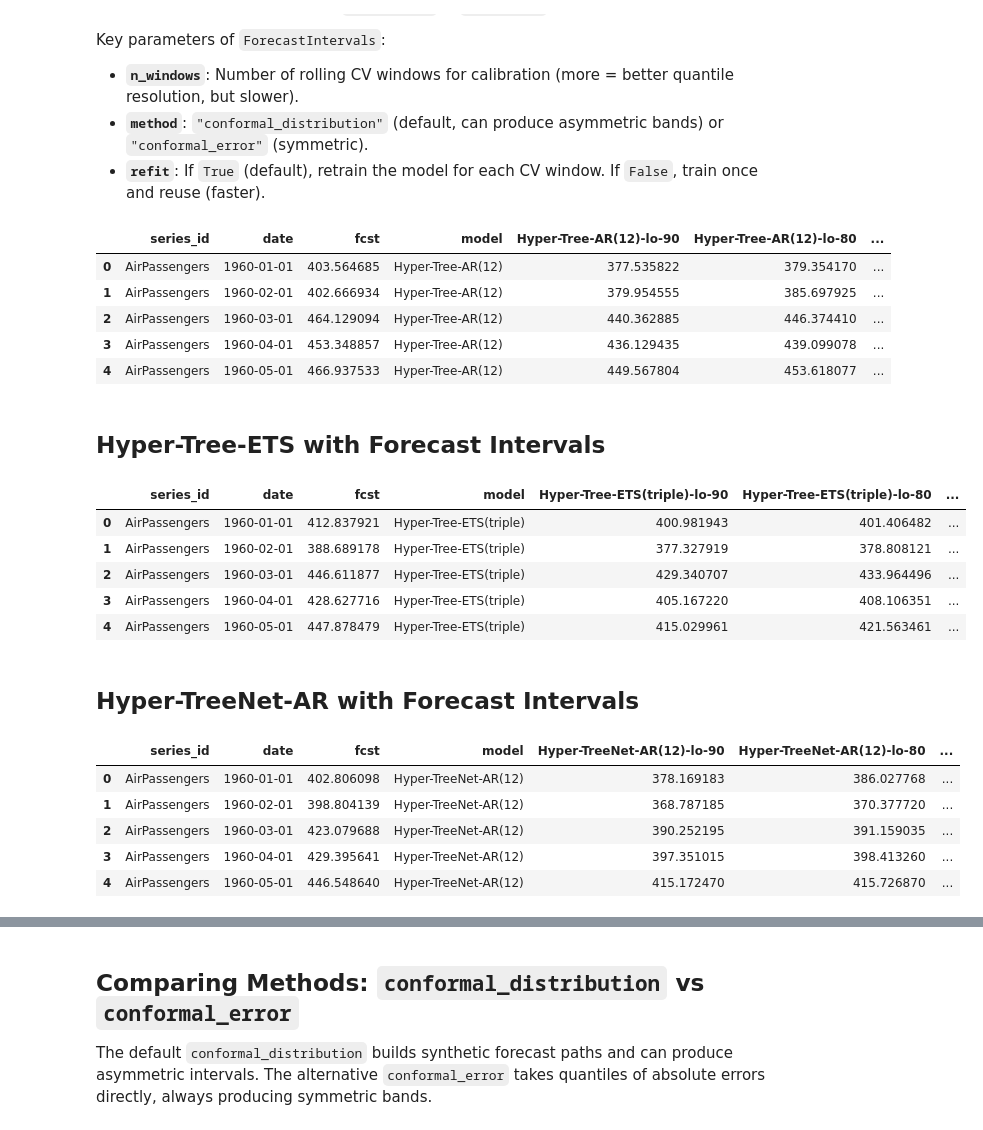
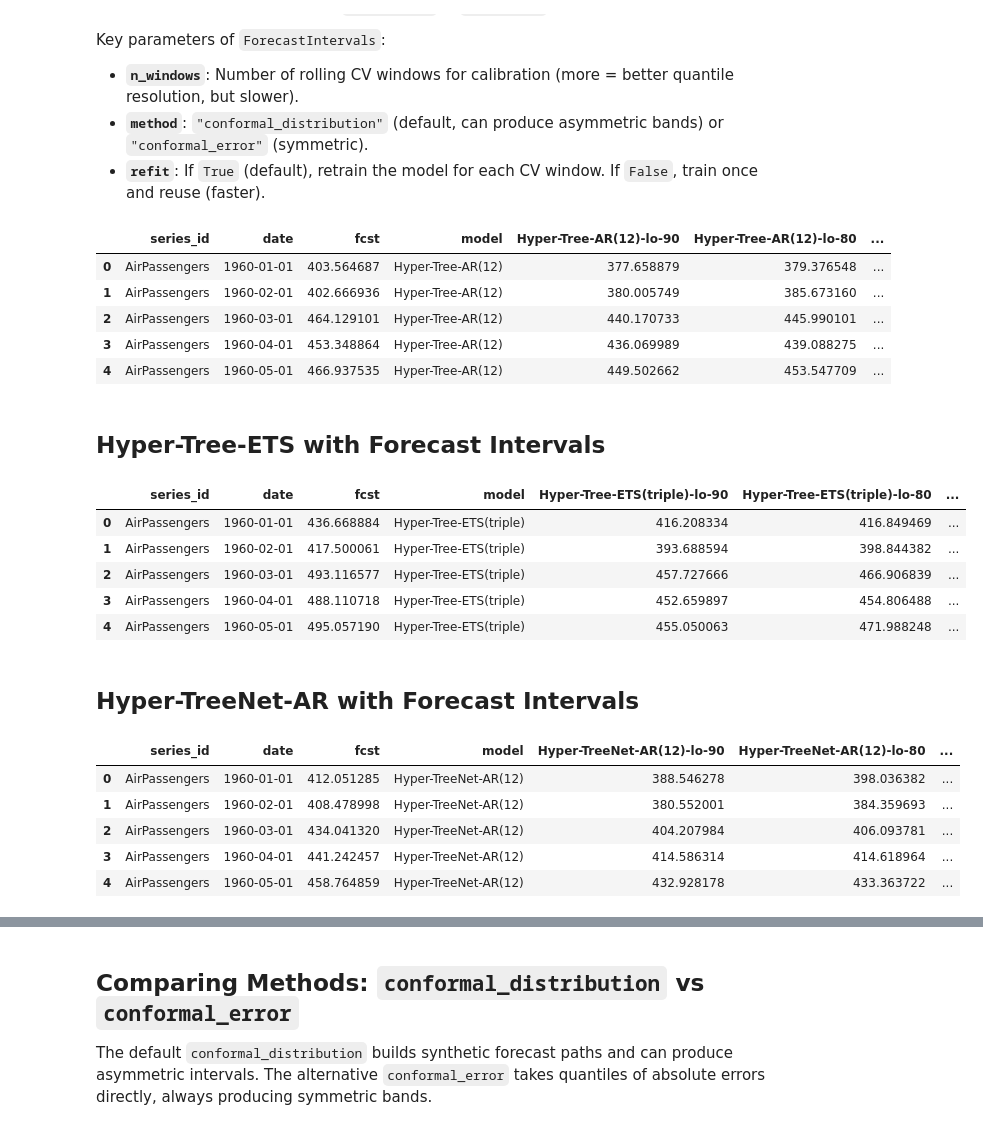
Before and after one commit to StatMixedML/Hyper-Trees, a Jupyter notebook: examples/Forecast Intervals.ipynb, the cells around one changed output, grey strips where cells are left out. Drawn from its saved outputs; the diff is of its cells as text; code cells hidden in the pictures.

```diff
--- a/examples/Forecast Intervals.ipynb
+++ b/examples/Forecast Intervals.ipynb
@@ -31,10 +35,19 @@ train = df.drop(test.index)
 lag_p = 12
 freq = 'MS'
 num_iterations = 100
-ci_levels = [80, 90]
-n_windows = 5
-refit = True
+seed = 123
+level = [80, 90]
+n_windows = 5  # number of rolling calibration windows
+refit = False  # train once on the oldest window for speed; True retrains per window
 device = torch.device("cuda" if torch.cuda.is_available() else "cpu")
+
+# Conformal prediction intervals, shared by all models
+forecast_intervals = ForecastIntervals(
+    n_windows=n_windows,
+    method="conformal_distribution",    # or "conformal_error"
+    step_size=1,
+    refit=refit,
+)
 
 # LightGBM parameters for all models (can be tuned per model if desired)
 ht_params = {
@@ -65,48 +78,48 @@ ht_ar.train(
     lgb_params=ht_params,
     num_iterations=num_iterations,
     train_data=train,
-    seed=123,
+    seed=seed,
     verbose=-1,
-    forecast_intervals=ForecastIntervals(n_windows=n_windows, refit=refit)
+    forecast_intervals=forecast_intervals
 )
 
-ht_ar_fcst = ht_ar.forecast(test_data=test, level=ci_levels)
+ht_ar_fcst = ht_ar.forecast(test_data=test, level=level)
 ht_ar_fcst.head()
 # %% [output]
 |  | series_id | date | fcst | model | Hyper-Tree-AR(12)-lo-90 | Hyper-Tree-AR(12)-lo-80 | ... |
-| 0 | AirPassengers | 1960-01-01 | 403.564685 | Hyper-Tree-AR(12) | 377.535822 | 379.354170 | ... |
-| 1 | AirPassengers | 1960-02-01 | 402.666934 | Hyper-Tree-AR(12) | 379.954555 | 385.697925 | ... |
-| 2 | AirPassengers | 1960-03-01 | 464.129094 | Hyper-Tree-AR(12) | 440.362885 | 446.374410 | ... |
-| 3 | AirPassengers | 1960-04-01 | 453.348857 | Hyper-Tree-AR(12) | 436.129435 | 439.099078 | ... |
-| 4 | AirPassengers | 1960-05-01 | 466.937533 | Hyper-Tree-AR(12) | 449.567804 | 453.618077 | ... |
+| 0 | AirPassengers | 1960-01-01 | 403.564687 | Hyper-Tree-AR(12) | 377.658879 | 379.376548 | ... |
+| 1 | AirPassengers | 1960-02-01 | 402.666936 | Hyper-Tree-AR(12) | 380.005749 | 385.673160 | ... |
+| 2 | AirPassengers | 1960-03-01 | 464.129101 | Hyper-Tree-AR(12) | 440.170733 | 445.990101 | ... |
+| 3 | AirPassengers | 1960-04-01 | 453.348864 | Hyper-Tree-AR(12) | 436.069989 | 439.088275 | ... |
+| 4 | AirPassengers | 1960-05-01 | 466.937535 | Hyper-Tree-AR(12) | 449.502662 | 453.547709 | ... |
 # %% [markdown]
 ## Hyper-Tree-ETS with Forecast Intervals
 # %%
 ht_ets = HyperTreeETS(
     ets_type="triple",
     seasonality_feature="month",
     season_length=12,
     freq=freq,
     fcst_h=fcst_h,
 )
 ht_ets.train(
     lgb_params=ht_params,
     num_iterations=num_iterations,
     train_data=train,
-    seed=123,
+    seed=seed,
     verbose=-1,
-    forecast_intervals=ForecastIntervals(n_windows=n_windows, refit=True),
+    forecast_intervals=forecast_intervals,
 )
 
-ht_ets_fcst = ht_ets.forecast(test_data=test, level=ci_levels)
+ht_ets_fcst = ht_ets.forecast(test_data=test, level=level)
 ht_ets_fcst.head()
 # %% [output]
 |  | series_id | date | fcst | model | Hyper-Tree-ETS(triple)-lo-90 | Hyper-Tree-ETS(triple)-lo-80 | ... |
-| 0 | AirPassengers | 1960-01-01 | 412.837921 | Hyper-Tree-ETS(triple) | 400.981943 | 401.406482 | ... |
-| 1 | AirPassengers | 1960-02-01 | 388.689178 | Hyper-Tree-ETS(triple) | 377.327919 | 378.808121 | ... |
-| 2 | AirPassengers | 1960-03-01 | 446.611877 | Hyper-Tree-ETS(triple) | 429.340707 | 433.964496 | ... |
-| 3 | AirPassengers | 1960-04-01 | 428.627716 | Hyper-Tree-ETS(triple) | 405.167220 | 408.106351 | ... |
-| 4 | AirPassengers | 1960-05-01 | 447.878479 | Hyper-Tree-ETS(triple) | 415.029961 | 421.563461 | ... |
+| 0 | AirPassengers | 1960-01-01 | 436.668884 | Hyper-Tree-ETS(triple) | 416.208334 | 416.849469 | ... |
+| 1 | AirPassengers | 1960-02-01 | 417.500061 | Hyper-Tree-ETS(triple) | 393.688594 | 398.844382 | ... |
+| 2 | AirPassengers | 1960-03-01 | 493.116577 | Hyper-Tree-ETS(triple) | 457.727666 | 466.906839 | ... |
+| 3 | AirPassengers | 1960-04-01 | 488.110718 | Hyper-Tree-ETS(triple) | 452.659897 | 454.806488 | ... |
+| 4 | AirPassengers | 1960-05-01 | 495.057190 | Hyper-Tree-ETS(triple) | 455.050063 | 471.988248 | ... |
 # %% [markdown]
 ## Hyper-TreeNet-AR with Forecast Intervals
 # %%
@@ -121,20 +134,20 @@ htnet_ar.train(
     network_params=network_params,
     num_iterations=num_iterations,
     train_data=train,
-    seed=123,
+    seed=seed,
     verbose=-1,
-    forecast_intervals=ForecastIntervals(n_windows=n_windows, refit=refit),
+    forecast_intervals=forecast_intervals,
 )
 
-htnet_ar_fcst = htnet_ar.forecast(test_data=test, level=ci_levels)
+htnet_ar_fcst = htnet_ar.forecast(test_data=test, level=level)
 htnet_ar_fcst.head()
 # %% [output]
 |  | series_id | date | fcst | model | Hyper-TreeNet-AR(12)-lo-90 | Hyper-TreeNet-AR(12)-lo-80 | ... |
-| 0 | AirPassengers | 1960-01-01 | 402.806098 | Hyper-TreeNet-AR(12) | 378.169183 | 386.027768 | ... |
-| 1 | AirPassengers | 1960-02-01 | 398.804139 | Hyper-TreeNet-AR(12) | 368.787185 | 370.377720 | ... |
-| 2 | AirPassengers | 1960-03-01 | 423.079688 | Hyper-TreeNet-AR(12) | 390.252195 | 391.159035 | ... |
-| 3 | AirPassengers | 1960-04-01 | 429.395641 | Hyper-TreeNet-AR(12) | 397.351015 | 398.413260 | ... |
-| 4 | AirPassengers | 1960-05-01 | 446.548640 | Hyper-TreeNet-AR(12) | 415.172470 | 415.726870 | ... |
+| 0 | AirPassengers | 1960-01-01 | 412.051285 | Hyper-TreeNet-AR(12) | 388.546278 | 398.036382 | ... |
+| 1 | AirPassengers | 1960-02-01 | 408.478998 | Hyper-TreeNet-AR(12) | 380.552001 | 384.359693 | ... |
+| 2 | AirPassengers | 1960-03-01 | 434.041320 | Hyper-TreeNet-AR(12) | 404.207984 | 406.093781 | ... |
+| 3 | AirPassengers | 1960-04-01 | 441.242457 | Hyper-TreeNet-AR(12) | 414.586314 | 414.618964 | ... |
+| 4 | AirPassengers | 1960-05-01 | 458.764859 | Hyper-TreeNet-AR(12) | 432.928178 | 433.363722 | ... |
 # %% [markdown]
 ## Plot Forecasts with Intervals
 
```
Also changed, not shown: parts of 5 cells of this notebook, 20 other files.
